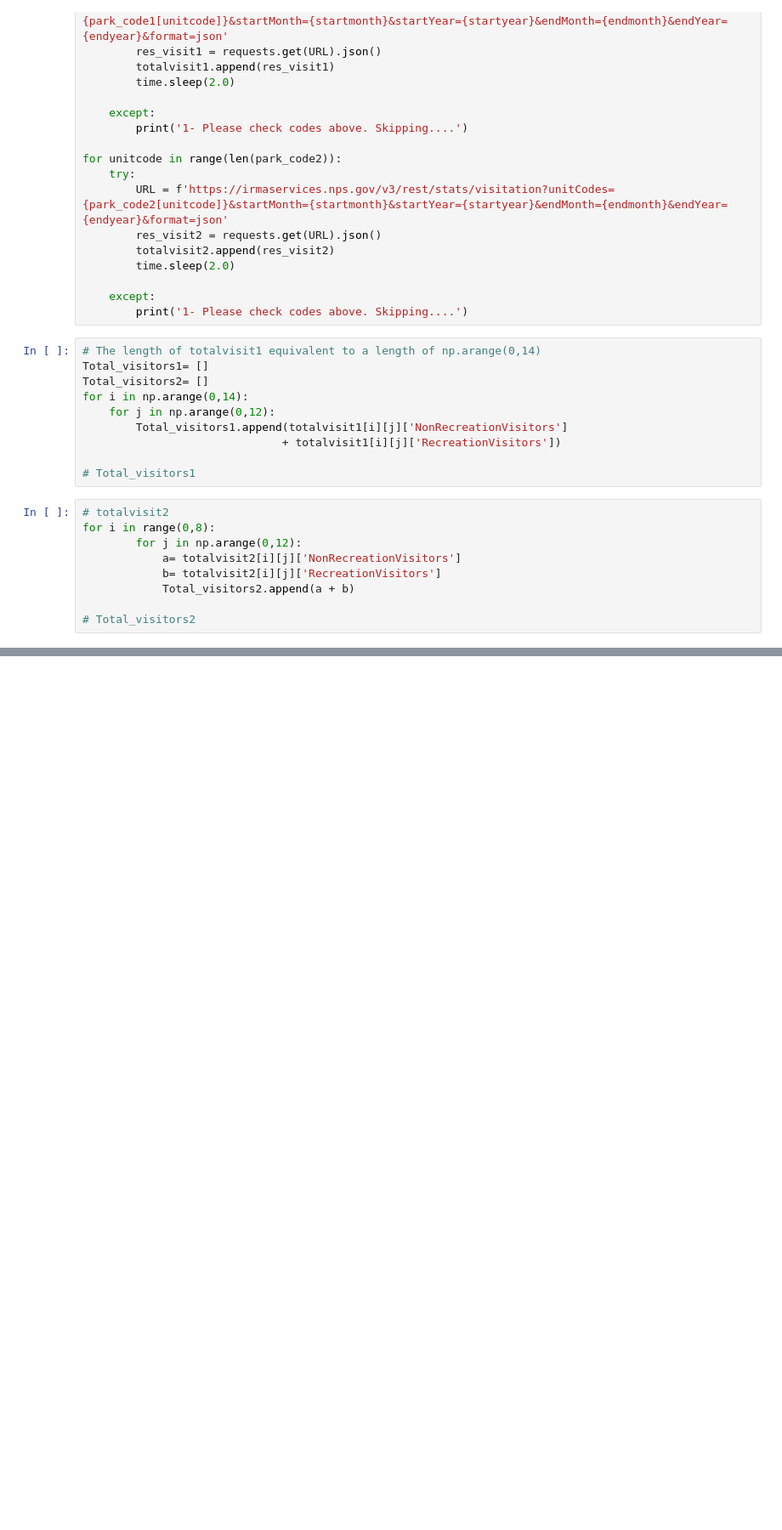
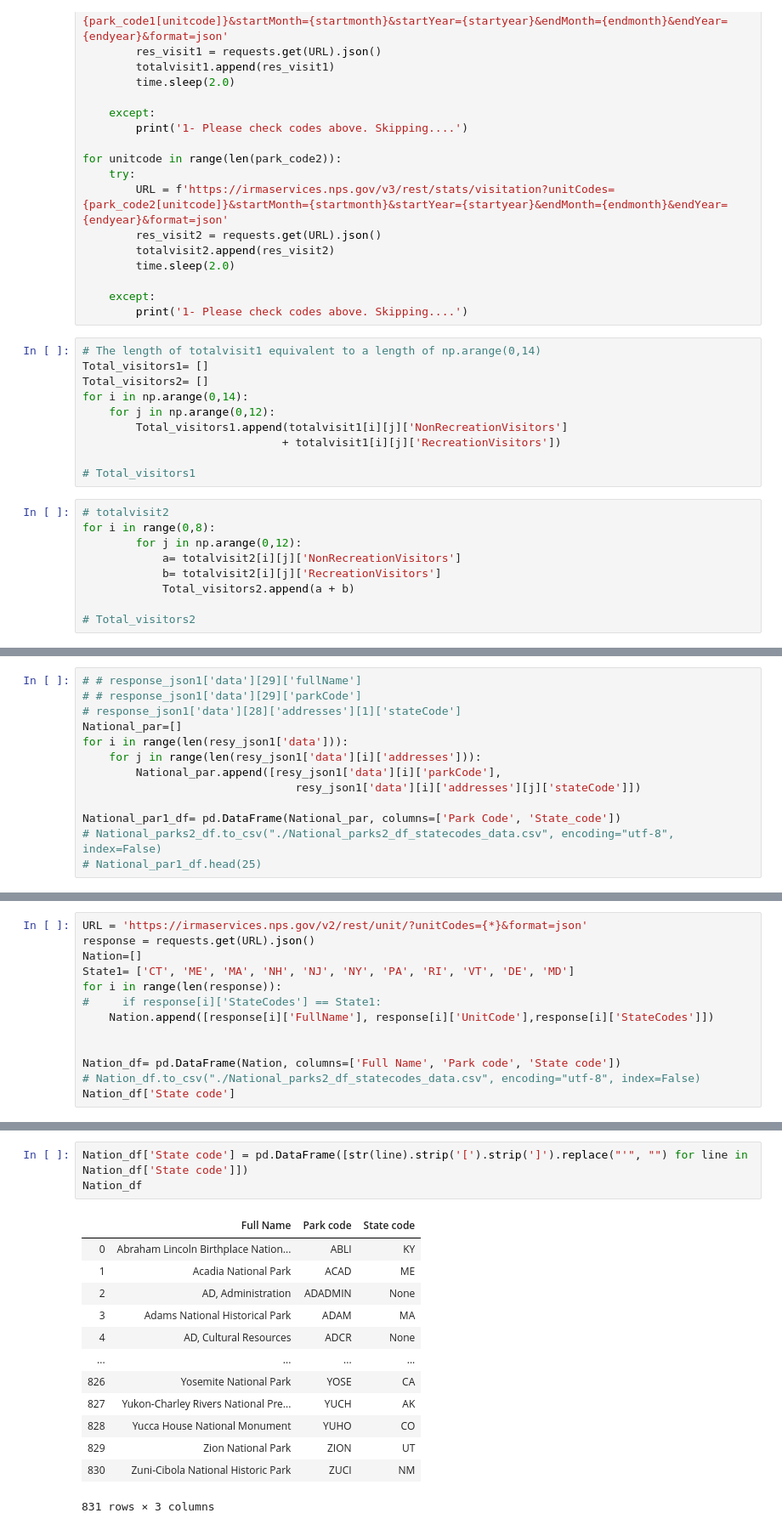
Before and after one commit to Eng-Hisham991/National_Park_Analysis, a Jupyter notebook: Northeast by Midwest .ipynb, the cells around one changed output, grey strips where cells are left out. Shown at 85% size. Saved outputs shown, nothing was run; the diff lists cells and outputs as text; blank space fills up the shorter version.

```diff
--- a/Northeast by Midwest .ipynb
+++ b/Northeast by Midwest .ipynb
@@ -150,0 +167,13 @@ Total_visitors1
+# %%
+# # response_json1['data'][29]['fullName']
+# # response_json1['data'][29]['parkCode']
+# response_json1['data'][28]['addresses'][1]['stateCode']
+National_par=[]
+for i in range(len(resy_json1['data'])):
+    for j in range(len(resy_json1['data'][i]['addresses'])):
+        National_par.append([resy_json1['data'][i]['parkCode'],
+                                resy_json1['data'][i]['addresses'][j]['stateCode']])
+
+National_par1_df= pd.DataFrame(National_par, columns=['Park Code', 'State_code'])
+# National_parks2_df.to_csv("./National_parks2_df_statecodes_data.csv", encoding="utf-8", index=False)
+# National_par1_df.head(25)
@@ -150,0 +188,13 @@ Total_visitors1
+# %%
+URL = 'https://irmaservices.nps.gov/v2/rest/unit/?unitCodes={*}&format=json'
+response = requests.get(URL).json()
+Nation=[]
+State1= ['CT', 'ME', 'MA', 'NH', 'NJ', 'NY', 'PA', 'RI', 'VT', 'DE', 'MD']
+for i in range(len(response)):
+#     if response[i]['StateCodes'] == State1:
+    Nation.append([response[i]['FullName'], response[i]['UnitCode'],response[i]['StateCodes']])
+
+
+Nation_df= pd.DataFrame(Nation, columns=['Full Name', 'Park code', 'State code'])
+# Nation_df.to_csv("./National_parks2_df_statecodes_data.csv", encoding="utf-8", index=False)
+Nation_df['State code']
@@ -150,0 +214,17 @@ Total_visitors1
+# %%
+Nation_df['State code'] = pd.DataFrame([str(line).strip('[').strip(']').replace("'", "") for line in Nation_df['State code']])
+Nation_df
+# %% [output]
+|  | Full Name | Park code | State code |
+| 0 | Abraham Lincoln Birthplace Nation... | ABLI | KY |
+| 1 | Acadia National Park | ACAD | ME |
+| 2 | AD, Administration | ADADMIN | None |
+| 3 | Adams National Historical Park | ADAM | MA |
+| 4 | AD, Cultural Resources | ADCR | None |
+| ... | ... | ... | ... |
+| 826 | Yosemite National Park | YOSE | CA |
+| 827 | Yukon-Charley Rivers National Pre... | YUCH | AK |
+| 828 | Yucca House National Monument | YUHO | CO |
+| 829 | Zion National Park | ZION | UT |
+| 830 | Zuni-Cibola National Historic Park | ZUCI | NM |
+831 rows × 3 columns
```
Also changed, not shown: parts of 17 cells of this notebook, 3 other files.
